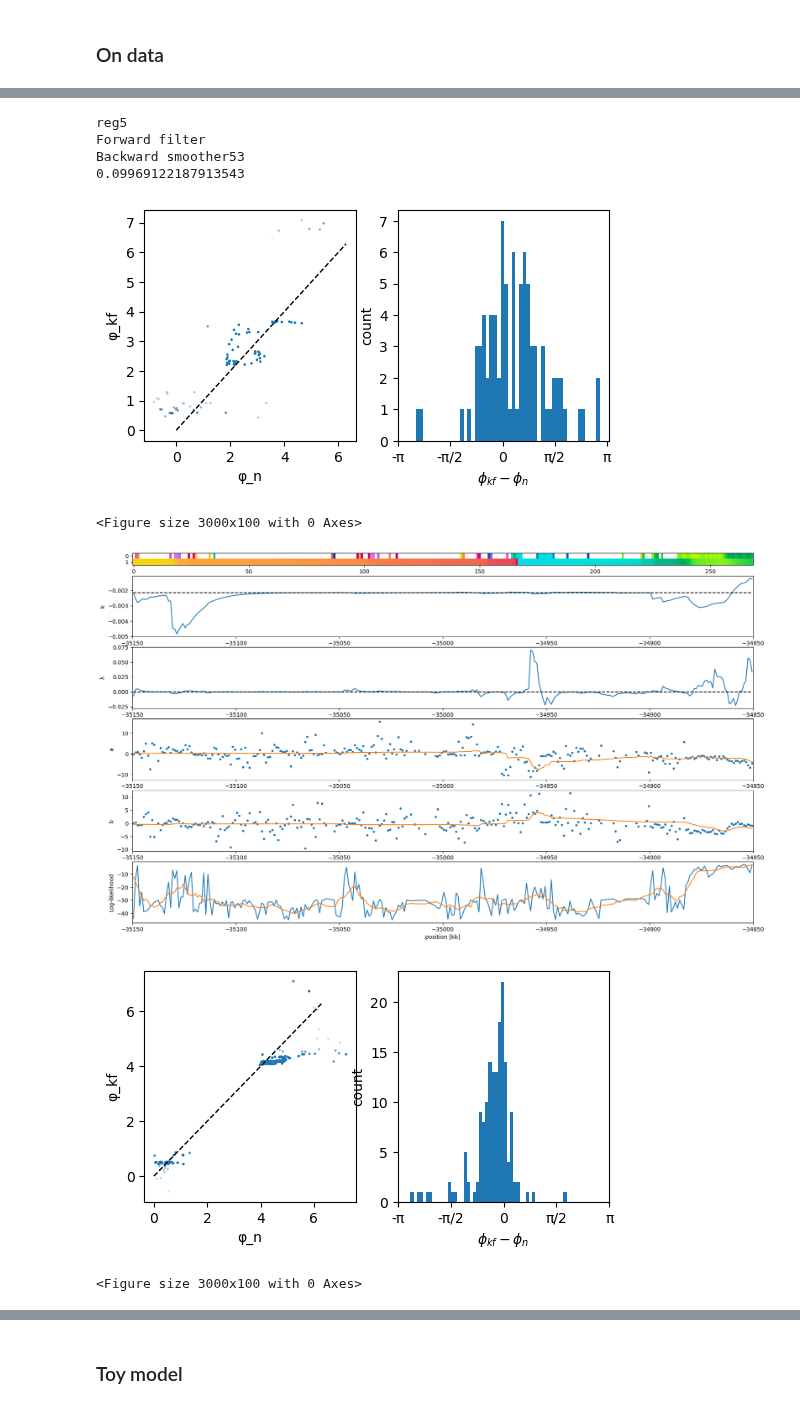
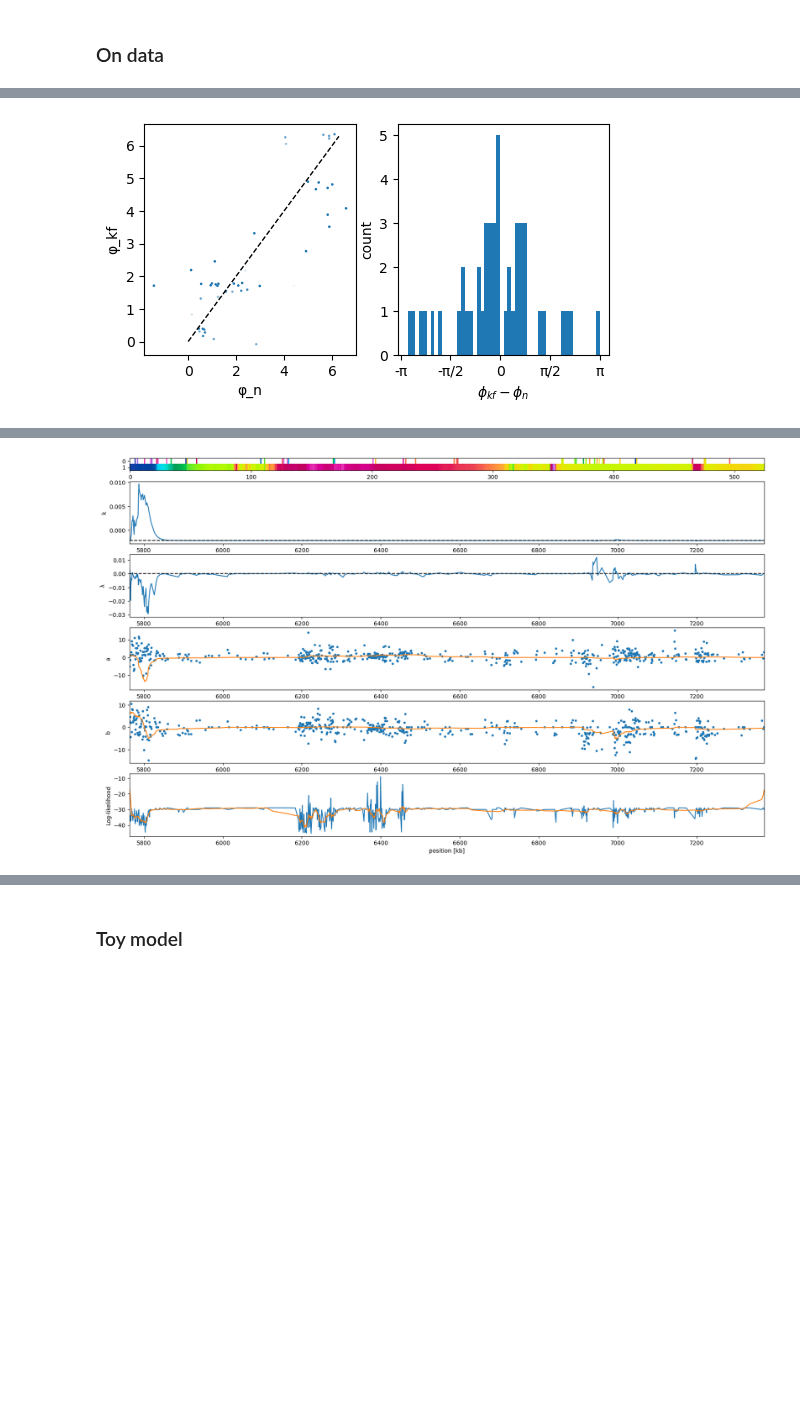
Before and after one commit to jmbreda/PROseq, a Jupyter notebook: notebooks/ConituousTime_Extendend_Kalman_Filter.ipynb, the cells around one changed output, grey strips where cells are left out. Drawn from its saved outputs; the diff is of its cells as text; code cells hidden in the pictures; blank space fills up the shorter version.

```diff
--- a/notebooks/ConituousTime_Extendend_Kalman_Filter.ipynb
+++ b/notebooks/ConituousTime_Extendend_Kalman_Filter.ipynb
@@ -697,16 +689,6 @@ Noise_params
 #    db = k * a
 #    dk = γ * (k_μ - k)
 #    return [da, db, dk]
-
-# Define the Jacobian of f
-def F_jacobian(x, γ_k, γ_l):
-    a, b, k, λ = x
-
-    return np.array([
-        [λ, -k, -b, a],
-        [k, λ, a, b],
-        [0, 0, -γ_k,0],
-        [0, 0, 0, -γ_l]])
 
 def f_analytical_solution(Δt, x0, γ_k, k_μ, γ_l):
     a0, b0, k0, λ0 = x0
@@ -722,6 +704,16 @@ def f_analytical_solution(Δt, x0, γ_k, k_μ, γ_l):
     b_t = factor * ( b0 * np.cos(argument) + a0 * np.sin(argument) )
 
     return a_t, b_t, k_t, λ_t
+
+# Define the Jacobian of f
+def F_jacobian(x, γ_k, γ_l):
+    a, b, k, λ = x
+
+    return np.array([
+        [λ, -k, -b, a],
+        [k, λ, a, b],
+        [0, 0, -γ_k,0],
+        [0, 0, 0, -γ_l]])
 
 # Define measurement function: inverse fourier transform
 def h(x,ω,T):
@@ -745,12 +737,13 @@ def dPdt(t,P,F,Q):
 #           ['chr7',19_388_855,19_487_718,'-','reg3'],
 #           ['chr1',68_071_345,69_147_218,'-','Erbb4']]
 # GRCm38
-MY_WINS = [['chr17',34_850_000, 35_150_000,'-','reg1'],
-           ['chr17',26_500_000, 26_800_000,'+','reg2'],
-           ['chr7',19_650_855,19_880_000,'-','reg3'],
-           ['chr1',67_900_000,69_200_000,'-','Erbb4'],
-           ['chr10',125_000_000,130_000_000,'+', 'reg5'],
-           ['chr10',125_000_000,130_000_000,'-', 'reg5']]
+MY_WINS = [['chr17', 34_850_000, 35_150_000,'-','reg1'],
+           ['chr17', 26_500_000, 26_800_000,'+','reg2'],
+           ['chr7',  19_650_855, 19_880_000,'-','reg3'],
+           ['chr1',  67_900_000, 69_200_000,'-','Erbb4'],
+           ['chr10',125_000_000,130_000_000,'+', 'reg5+'],
+           ['chr10',125_000_000,130_000_000,'-', 'reg5-'],
+           ['chr4',   5_764_000,  7_377_000,'+', 'reg6']]
 
 bw_folder = '../results/GRCm38/binned_norm_coverage'
 bin_size = 1000 # bin size
@@ -762,7 +755,7 @@ n = 4 # number of hidden states
 dx = bin_size*1e-3 # distance between positions [kb]
 v_mean = 34 # [bp/s]
 #k_mean = (ω/3600)/v_mean # [rad/bp]
-k_mean = (ω/3600)/(v_mean/1e3) # [rad/kb]
+k_mean = -(ω/3600)/(v_mean/1e3) # [rad/kb]
 
 # get noise model parameters
 fin = open(f'../results/GRCm38/binned_norm_coverage/Noise_model_parameters_{bin_size}bp.csv','r')
@@ -798,7 +791,7 @@ Q = np.eye(n)*(sigma_z)**2
 Q[2,2] = eps_k*eps_k # Variance of k(t)
 Q[3,3] = eps_l*eps_l  # Variance of λ(t)
 
-for My_win in MY_WINS:
+for My_win in MY_WINS[-1:]:
 
     # get data
     [chr,start,end,strand,name] = My_win
@@ -926,8 +919,8 @@ for My_win in MY_WINS:
     ax.imshow(Φ,aspect='auto',interpolation='none')
 
     ax = axes[1]
-    ax.plot(positions,-k_tT)
-    ax.plot([positions[0],positions[-1]],[-k_mu,-k_mu],'k--')
+    ax.plot(positions,k_tT)
+    ax.plot([positions[0],positions[-1]],[k_mu,k_mu],'k--')
     ax.set_xlabel('position [kb]')
     ax.set_ylabel('k')
     dx = positions[1] - positions[0]
@@ -1005,0 +999 @@ Backward smoother14
+[figure, new version]
@@ -1022,9 +1001 @@ Backward smoother63
-reg5
-Forward filter
-Backward smoother53
-0.09969122187913543
-[figure, old version]
-<Figure size 3000x100 with 0 Axes>
-[figure, old version]
+[figure, new version]
-[figure, removed]
-<Figure size 3000x100 with 0 Axes>
```
Also changed, not shown: parts of 14 cells of this notebook, 5 other files.
